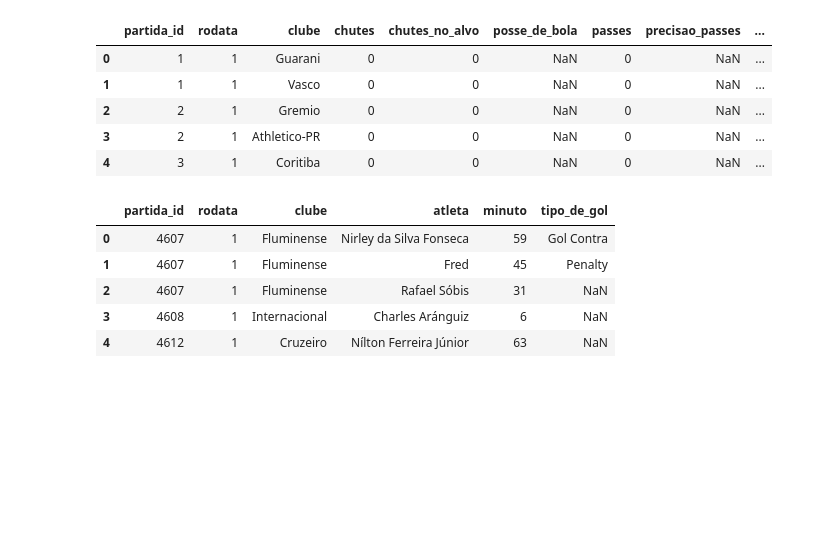
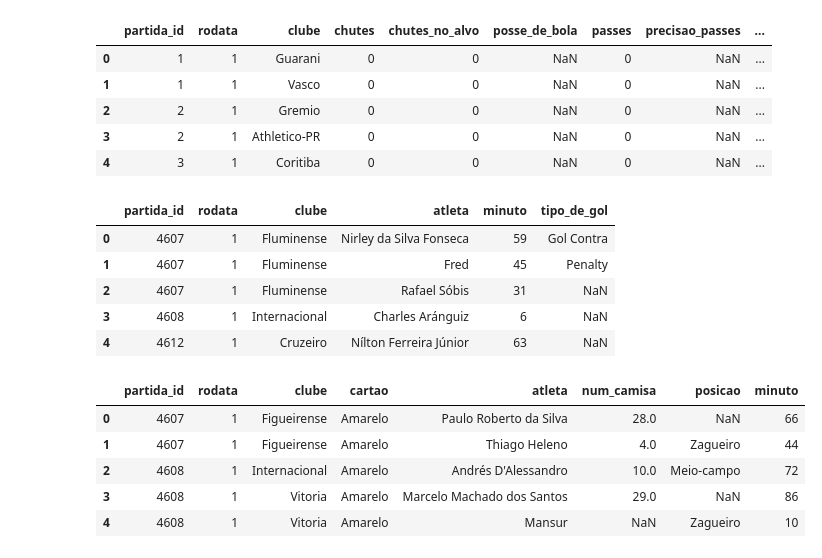
Before and after one commit to Eudi-Duarte/brasileirao-notebook, a Jupyter notebook: braileirao.ipynb, the cells around one changed output. Cells and saved outputs as stored; diff of their text form; code cells hidden in the pictures; blank space fills up the shorter version.

```diff
--- a/braileirao.ipynb
+++ b/braileirao.ipynb
@@ -59,4 +59,12 @@ gols.head()
 | 4 | 4612 | 1 | Cruzeiro | Nílton Ferreira Júnior | 63 | NaN |
 # %%
 ## cartoes
-cartoes =
+cartoes = pd.read_csv('data/campeonato-brasileiro-cartoes.csv')
+cartoes.head()
+# %% [output]
+|  | partida_id | rodata | clube | cartao | atleta | num_camisa | posicao | minuto |
+| 0 | 4607 | 1 | Figueirense | Amarelo | Paulo Roberto da Silva | 28.0 | NaN | 66 |
+| 1 | 4607 | 1 | Figueirense | Amarelo | Thiago Heleno | 4.0 | Zagueiro | 44 |
+| 2 | 4608 | 1 | Internacional | Amarelo | Andrés D'Alessandro | 10.0 | Meio-campo | 72 |
+| 3 | 4608 | 1 | Vitoria | Amarelo | Marcelo Machado dos Santos | 29.0 | NaN | 86 |
+| 4 | 4608 | 1 | Vitoria | Amarelo | Mansur | NaN | Zagueiro | 10 |
```
Also changed, not shown: parts of 4 cells of this notebook.
